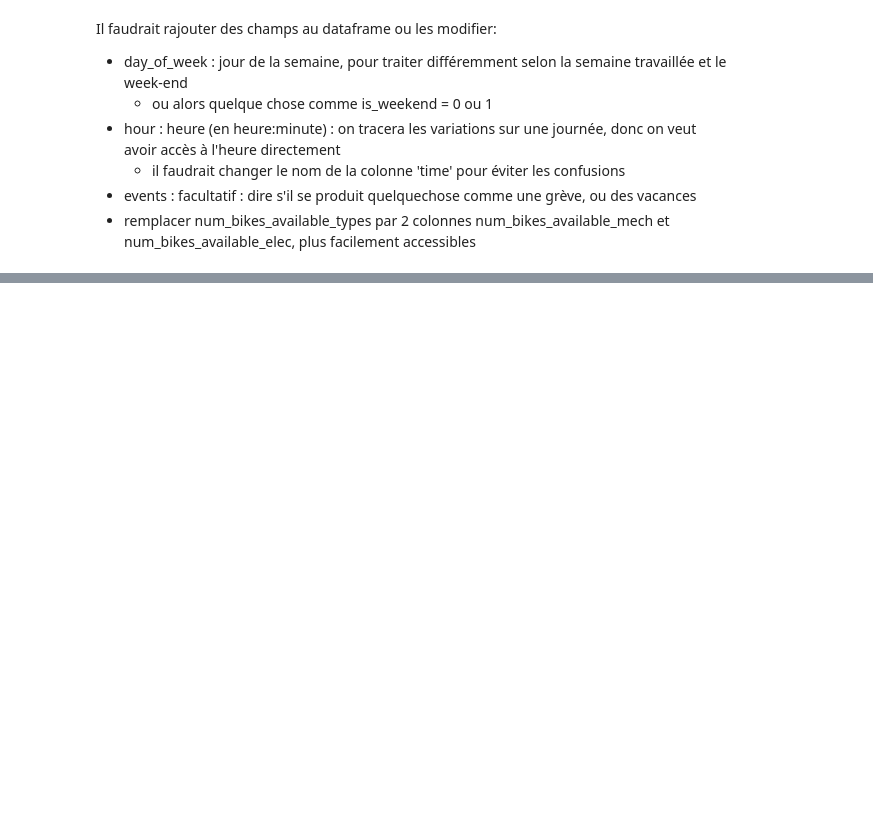
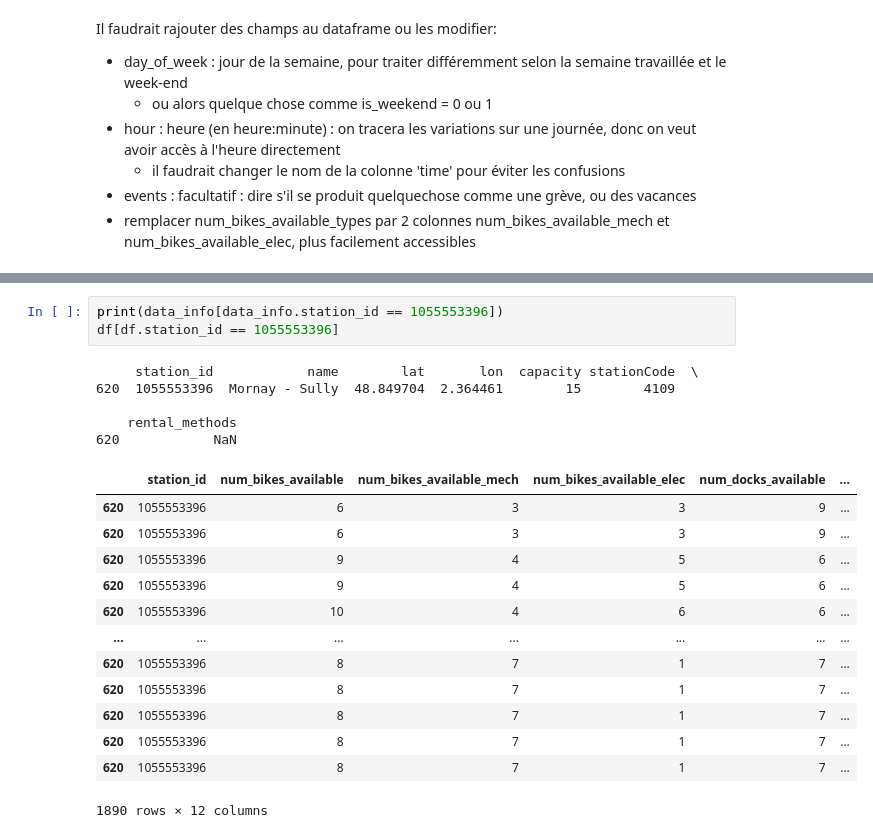
Before and after one commit to OFloyd/formation_greta, a Jupyter notebook: projet/premiere_analyse.ipynb, the cells around one changed output, grey strips where cells are left out. Saved outputs shown, nothing was run; the diff lists cells and outputs as text; blank space fills up the shorter version.

```diff
--- a/projet/premiere_analyse.ipynb
+++ b/projet/premiere_analyse.ipynb
@@ -376,0 +439,22 @@ is_renting est visiblement toujours égal à is_returning
+# %%
+print(data_info[data_info.station_id == 1055553396])
+df[df.station_id == 1055553396]
+# %% [output]
+     station_id            name        lat       lon  capacity stationCode  \
+620  1055553396  Mornay - Sully  48.849704  2.364461        15        4109
+
+    rental_methods
+620            NaN
+|  | station_id | num_bikes_available | num_bikes_available_mech | num_bikes_available_elec | num_docks_available | ... |
+| 620 | 1055553396 | 6 | 3 | 3 | 9 | ... |
+| 620 | 1055553396 | 6 | 3 | 3 | 9 | ... |
+| 620 | 1055553396 | 9 | 4 | 5 | 6 | ... |
+| 620 | 1055553396 | 9 | 4 | 5 | 6 | ... |
+| 620 | 1055553396 | 10 | 4 | 6 | 6 | ... |
+| ... | ... | ... | ... | ... | ... | ... |
+| 620 | 1055553396 | 8 | 7 | 1 | 7 | ... |
+| 620 | 1055553396 | 8 | 7 | 1 | 7 | ... |
+| 620 | 1055553396 | 8 | 7 | 1 | 7 | ... |
+| 620 | 1055553396 | 8 | 7 | 1 | 7 | ... |
+| 620 | 1055553396 | 8 | 7 | 1 | 7 | ... |
+1890 rows × 12 columns
```
Also changed, not shown: parts of 22 cells of this notebook, 2 other files.
